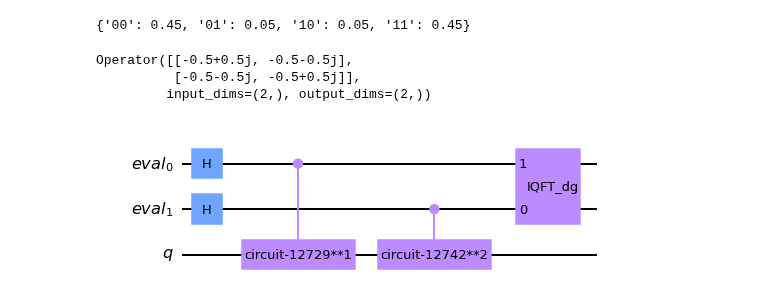
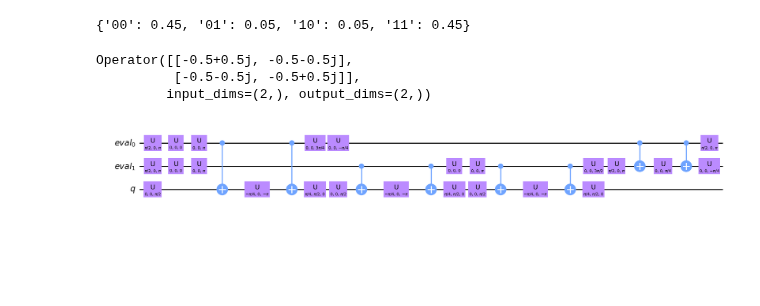
Before and after one commit to PolnareffPark/QuPCA, a Jupyter notebook: initial_tests.ipynb, the cells around one changed output. Cells and saved outputs as stored; diff of their text form; code cells hidden in the pictures; blank space fills up the shorter version.

```diff
--- a/initial_tests.ipynb
+++ b/initial_tests.ipynb
@@ -183,10 +179,10 @@ Operator([[-0.5+0.5j, -0.5-0.5j],
 # %%
 from qiskit.circuit.library import PhaseEstimation
 
 pe = PhaseEstimation(resolution, u_circuit, name = "PE")
-pe.decompose(reps=1).draw("mpl")
+pe.decompose(reps=5).draw("mpl")
 # %% [output]
-[figure, old version]
+[figure, new version]
 # %%
 tot_qubit = resolution+len(example_matrix)
 
```
Also changed, not shown: parts of 5 cells of this notebook, 1 other file.
